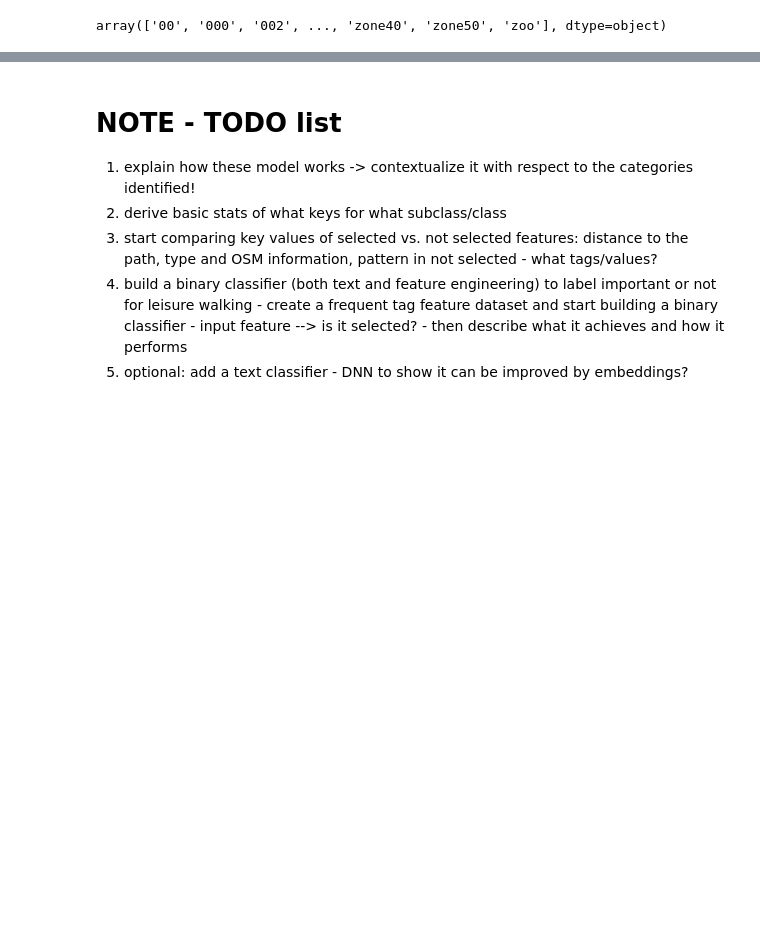
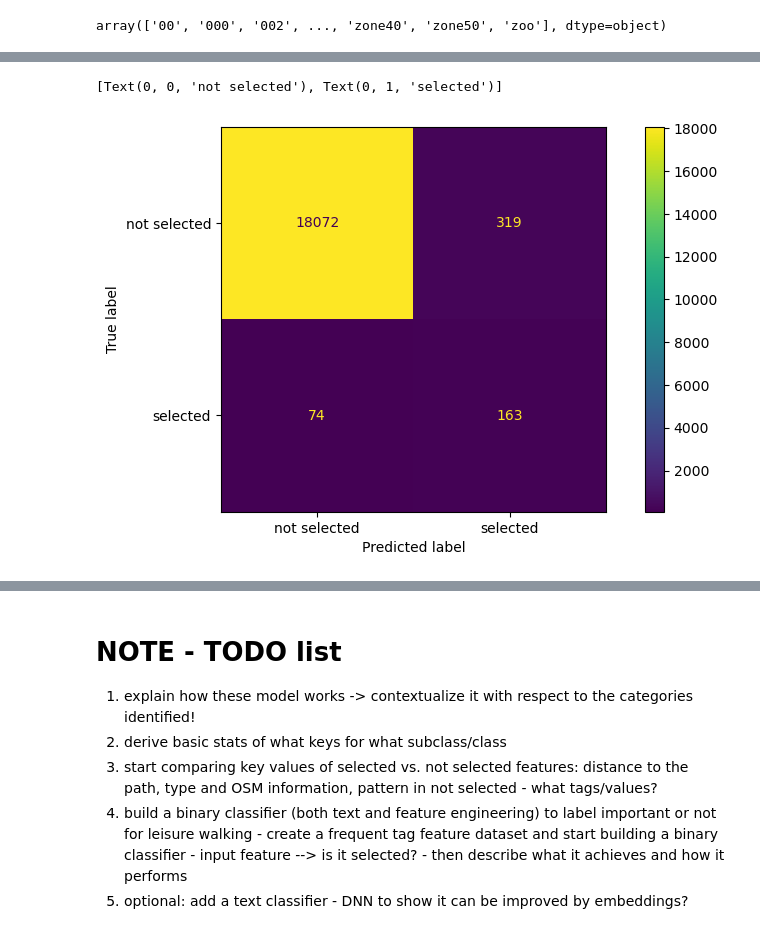
Before and after one commit to hamzeiehsan/leisure-walking-analysis, a Jupyter notebook: 4. final analysis.ipynb, the cells around one changed output, grey strips where cells are left out. Cells and saved outputs as stored; diff of their text form; code cells hidden in the pictures; blank space fills up the shorter version.

```diff
--- a/4. final analysis.ipynb
+++ b/4. final analysis.ipynb
@@ -1212,0 +1392,14 @@ print("ROC AUC:", roc_auc)
+# %%
+y_combined = [min(p, pred_spatial[idx]) for idx, p in enumerate(pred)]
+# %%
+import matplotlib.pyplot as plt
+
+from sklearn.metrics import ConfusionMatrixDisplay
+target_names = (['not selected', 'selected'])
+fig, ax = plt.subplots(figsize=(10, 5))
+ConfusionMatrixDisplay.from_predictions(target_test, y_combined, ax=ax)
+ax.xaxis.set_ticklabels(target_names)
+ax.yaxis.set_ticklabels(target_names)
+# %% [output]
+[Text(0, 0, 'not selected'), Text(0, 1, 'selected')]
+[figure, added]
```
Also changed, not shown: parts of 33 cells of this notebook, 2 other files.
